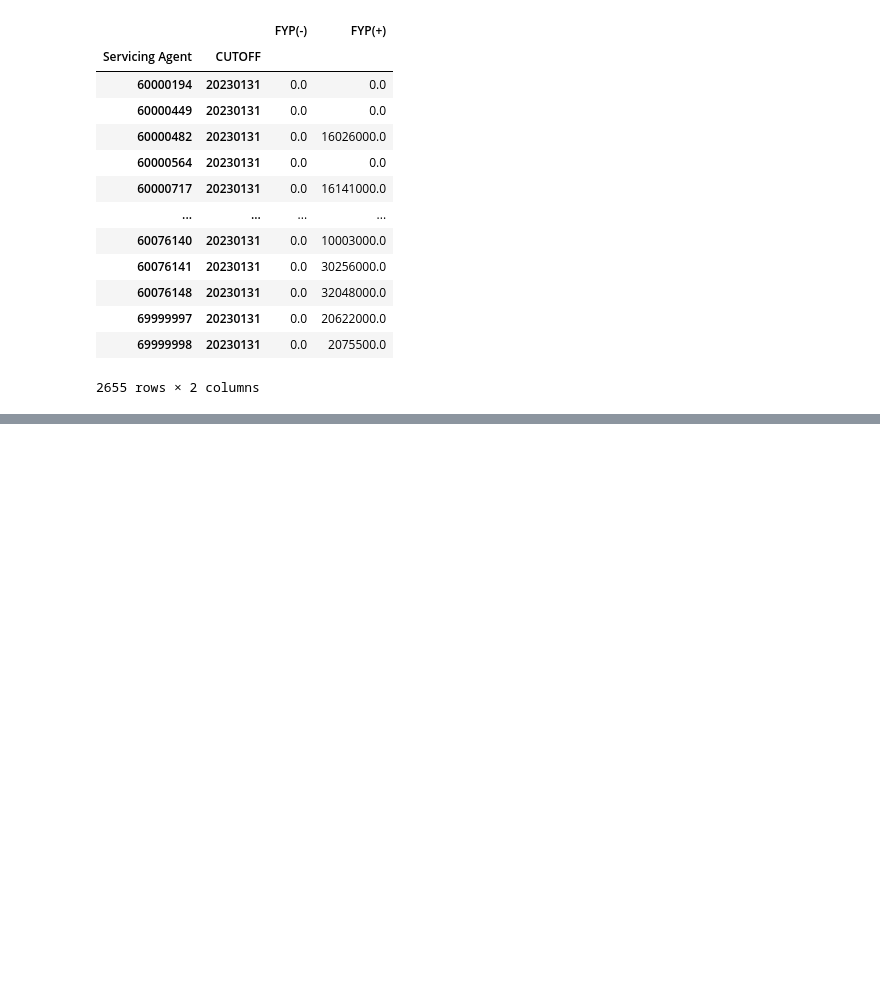
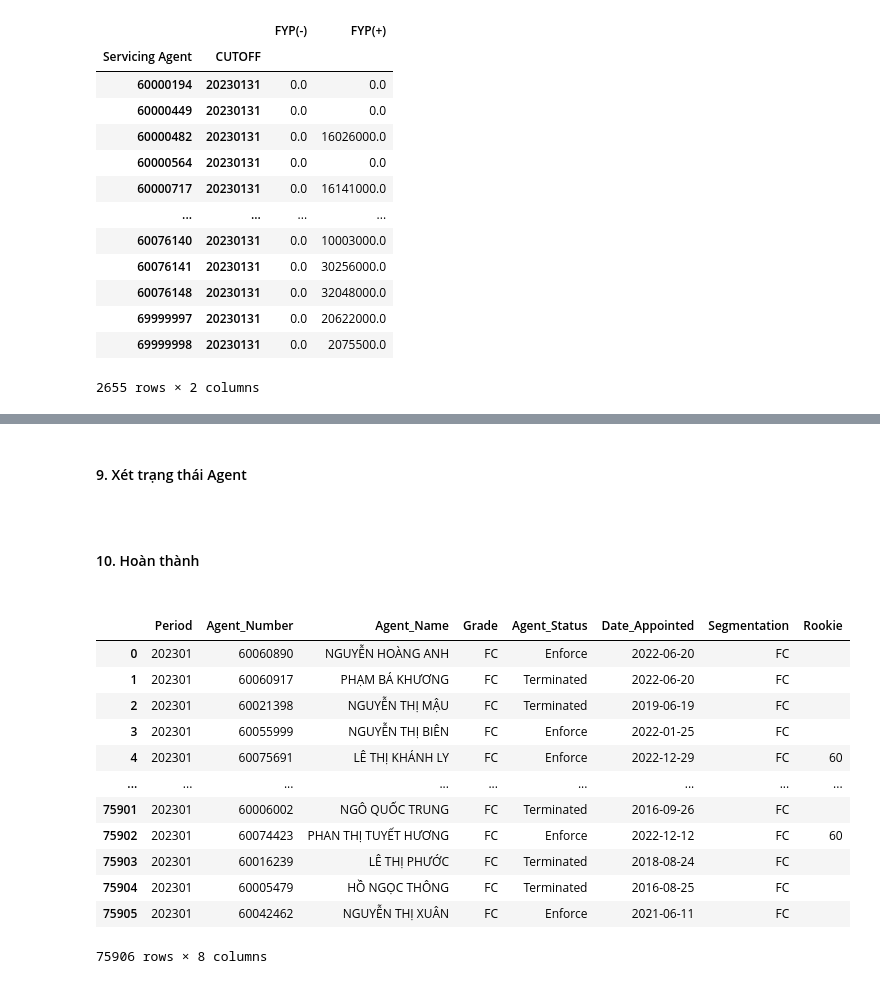
Before and after one commit to michaelmarytan81194/PythonProject, a Jupyter notebook: 1. Python/4. Tools/1. Phu Hung Life/4. KPI/KPI_Individual.ipynb, the cells around one changed output, grey strips where cells are left out. Drawn from its saved outputs; the diff is of its cells as text; code cells hidden in the pictures; blank space fills up the shorter version.

```diff
--- a/1. Python/4. Tools/1. Phu Hung Life/4. KPI/KPI_Individual.ipynb
+++ b/1. Python/4. Tools/1. Phu Hung Life/4. KPI/KPI_Individual.ipynb
@@ -26,3 +35,6 @@ dailysales = pd.read_sql(dailysales_query, conn)
+# %%
+agent_query = f"select * from AGENT_INFO where CUTOFF = '{cutoff}'"
+agent_info = pd.read_sql(agent_query, conn)
 # %% [markdown]
 <h4> 2. Lấy ra PERIOD<h4>
 # %%
@@ -201,0 +417,46 @@ Sum_FYP.to_csv('checkFYP.csv')
+# %% [markdown]
+<h4> 9. Xét trạng thái Agent <h4>
+# %%
+agent_table = agent_info
+agent_table['Segment'] = np.where(
+agent_table['Agent_Name'].str[:5] == 'DUMMY', 'AL Trainee',
+np.where(agent_table['License_No'] == 'TAPSU', 'Agent Trainee',
+np.where(agent_table['SFC'] == 'S', 'SFC',
+np.where(agent_table['Area_Name'].isin(['DR1', 'HO1']), 'PHL',
+np.where(agent_table['Grade'].isin(['GM', 'RM', 'DM', 'FM']), 'AL', 'FC' )
+        ))))
+# %%
+day_set = Monthly_Premium[['CUTOFF', 'Start_Month', 'Date_On_Set']].drop_duplicates()
+agent_T = pd.merge(agent_table, day_set, on = 'CUTOFF', how ='left')
+agent_T[['Date_Appointed', 'Date_On_Set']] = agent_T[['Date_Appointed', 'Date_On_Set']].apply(pd.to_datetime)
+agent_T['Rookie'] = np.where(
+(agent_T['Date_On_Set'] - agent_T['Date_Appointed']).dt.days < 30, '30',
+np.where( ((agent_T['Date_On_Set'] - agent_T['Date_Appointed']).dt.days > 30) &
+    ((agent_T['Date_On_Set'] - agent_T['Date_Appointed']).dt.days < 60), '60',
+np.where( ((agent_T['Date_On_Set'] - agent_T['Date_Appointed']).dt.days > 60) &
+    ((agent_T['Date_On_Set'] - agent_T['Date_Appointed']).dt.days < 90), '90', '' )
+        ))
+# %% [markdown]
+<h4> 10. Hoàn thành <h4>
+# %%
+Individual_KPI = agent_T
+Individual_KPI = Individual_KPI[['CUTOFF', 'Agent_Number', 'Agent_Name', 'Grade', 'Agent_Status', 'Date_Appointed',
+                'Segment', 'Rookie']].rename(columns={'Segment':'Segmentation'})
+Individual_KPI['Period'] = Individual_KPI['CUTOFF'].str[:6]
+Individual_KPI = Individual_KPI[['Period','Agent_Number', 'Agent_Name', 'Grade', 'Agent_Status', 'Date_Appointed',
+                'Segmentation', 'Rookie']]
+Individual_KPI
+# %% [output]
+|  | Period | Agent_Number | Agent_Name | Grade | Agent_Status | Date_Appointed | Segmentation | Rookie |
+| 0 | 202301 | 60060890 | NGUYỄN HOÀNG ANH | FC | Enforce | 2022-06-20 | FC |  |
+| 1 | 202301 | 60060917 | PHẠM BÁ KHƯƠNG | FC | Terminated | 2022-06-20 | FC |  |
+| 2 | 202301 | 60021398 | NGUYỄN THỊ MẬU | FC | Terminated | 2019-06-19 | FC |  |
+| 3 | 202301 | 60055999 | NGUYỄN THỊ BIÊN | FC | Enforce | 2022-01-25 | FC |  |
+| 4 | 202301 | 60075691 | LÊ THỊ KHÁNH LY | FC | Enforce | 2022-12-29 | FC | 60 |
+| ... | ... | ... | ... | ... | ... | ... | ... | ... |
+| 75901 | 202301 | 60006002 | NGÔ QUỐC TRUNG | FC | Terminated | 2016-09-26 | FC |  |
+| 75902 | 202301 | 60074423 | PHAN THỊ TUYẾT HƯƠNG | FC | Enforce | 2022-12-12 | FC | 60 |
+| 75903 | 202301 | 60016239 | LÊ THỊ PHƯỚC | FC | Terminated | 2018-08-24 | FC |  |
+| 75904 | 202301 | 60005479 | HỒ NGỌC THÔNG | FC | Terminated | 2016-08-25 | FC |  |
+| 75905 | 202301 | 60042462 | NGUYỄN THỊ XUÂN | FC | Enforce | 2021-06-11 | FC |  |
+75906 rows × 8 columns
```
Also changed, not shown: parts of 43 cells of this notebook, 16 other files.
